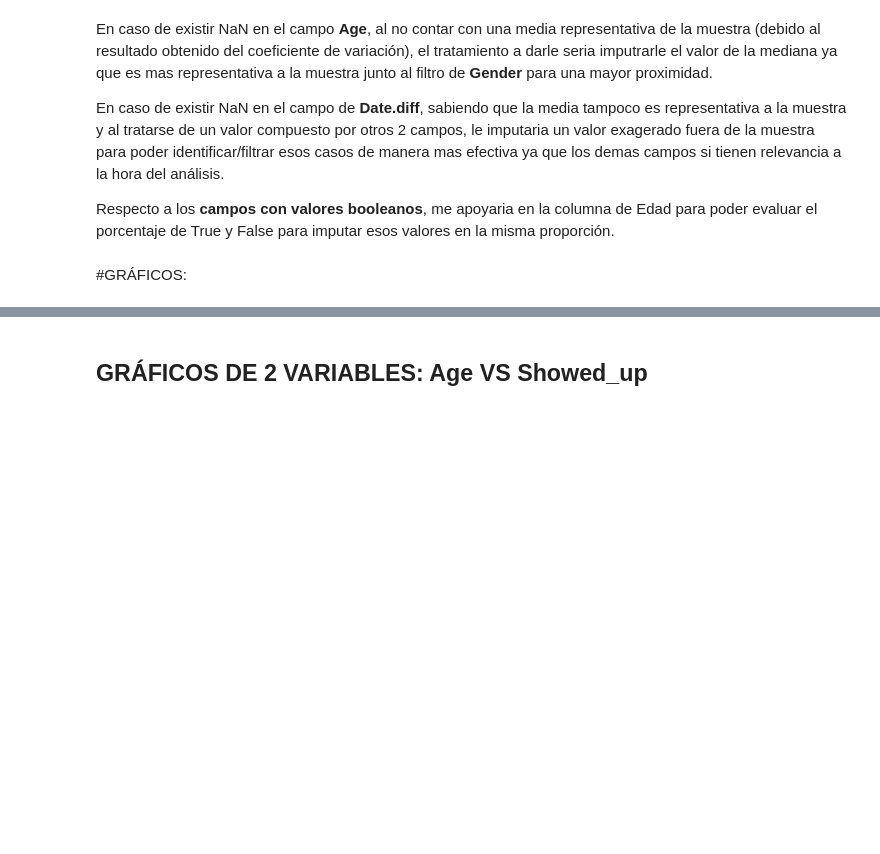
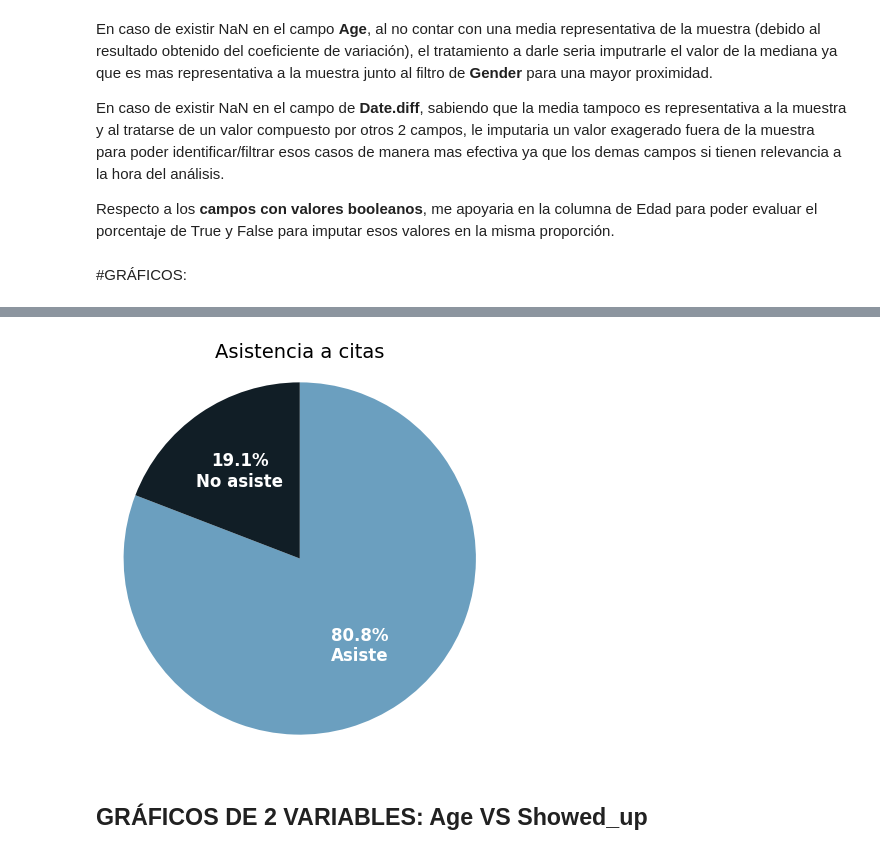
Before and after one commit to boulchouk1/Proyecto-DS-2-CoderHouse, a Jupyter notebook: ProyectoDS2Parte_I_Boulchouk_Alexis_Comisión_90455.ipynb, the cells around one changed output, grey strips where cells are left out. Drawn from its saved outputs; the diff is of its cells as text; code cells hidden in the pictures; blank space fills up the shorter version.

```diff
--- a/ProyectoDS2Parte_I_Boulchouk_Alexis_Comisión_90455.ipynb
+++ b/ProyectoDS2Parte_I_Boulchouk_Alexis_Comisión_90455.ipynb
@@ -265,3 +281,47 @@ Respecto a los **campos con valores booleanos**, me apoyaria en la columna de Ed
+# %%
+df["Assist_group"] = df["Showed_up"].replace({0: "No asiste", 1: "Asiste"})
+
+sizes = df.groupby("Assist_group").size()
+labels = sizes.index
+colors = ["#6B9FBF", "#111e26"]
+
+plt.figure(figsize=(5,5))
+
+# Dibujamos el pie SIN texto automático
+wedges, texts = plt.pie(
+    sizes,
+    labels=None,
+    startangle=90,
+    counterclock=False,
+    colors=colors
+)
+
+# Ahora agregamos % + etiqueta manualmente dentro del gráfico
+total = sizes.sum()
+
+for wedge, label, value in zip(wedges, labels, sizes):
+    ang = (wedge.theta2 + wedge.theta1) / 2   # ángulo medio del sector
+    x = wedge.r * 0.6 * np.cos(np.deg2rad(ang))
+    y = wedge.r * 0.6 * np.sin(np.deg2rad(ang))
+
+    porcentaje = f"{value/total*100:.1f}%"
+    texto = f"{porcentaje}\n{label}"  # <-- % arriba + etiqueta abajo
+
+    plt.text(
+        x, y,
+        texto,
+        ha='center',
+        va='center',
+        color='white',
+        fontsize=12,
+        fontweight='bold'
+    )
+
+plt.title("Asistencia a citas", fontsize=14)
+plt.axis('equal')  # hace el pie perfectamente circular
+plt.show()
+# %% [output]
+[figure, added]
 # %% [markdown]
 ## GRÁFICOS DE 2 VARIABLES: Age VS Showed_up
 # %%
```
Also changed, not shown: parts of 10 cells of this notebook.
